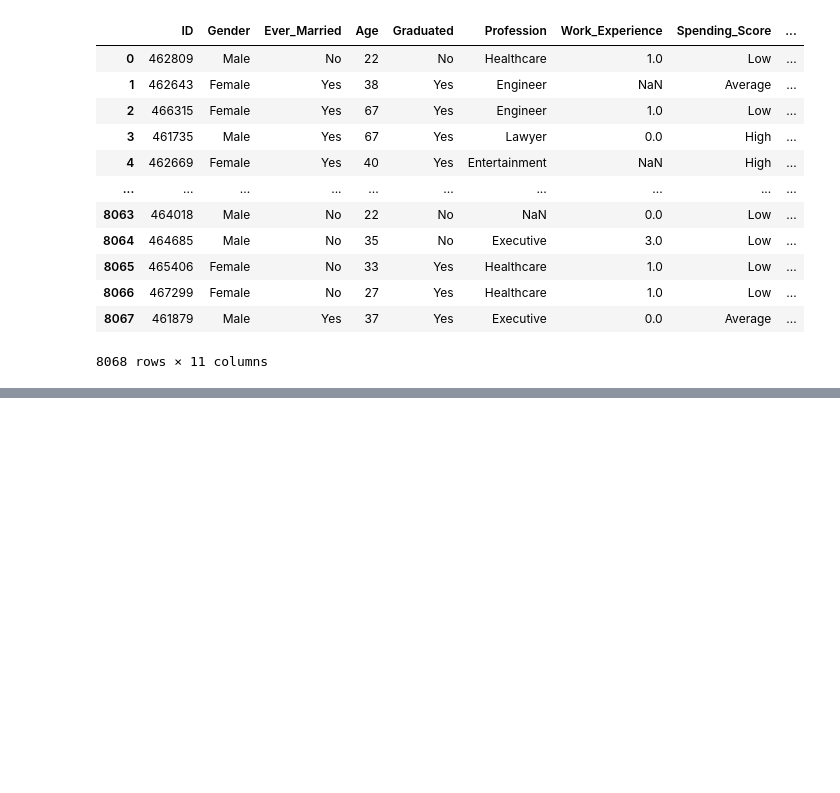
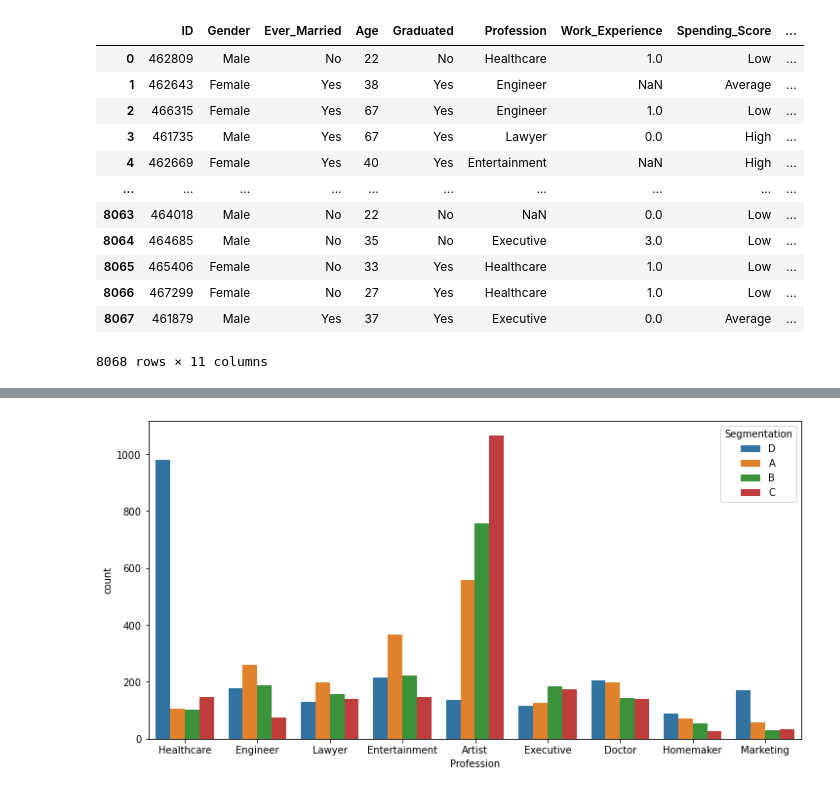
Before and after one commit to RidwanTiamiyu/super-parakeet, a Jupyter notebook: CapstoneG9.ipynb, the cells around one changed output, grey strips where cells are left out. Saved outputs shown, nothing was run; the diff lists cells and outputs as text; code cells hidden in the pictures; blank space fills up the shorter version.

```diff
--- a/CapstoneG9.ipynb
+++ b/CapstoneG9.ipynb
@@ -36,0 +90,6 @@ Existing_df
+# %%
+# Grouping our segments according to profession
+plt.rcParams['figure.figsize'] = (12, 6)
+sns.countplot(x=train['Profession'], hue = 'Segmentation', data = train);
+# %% [output]
+[figure, added]
```
Also changed, not shown: parts of 56 cells of this notebook.
